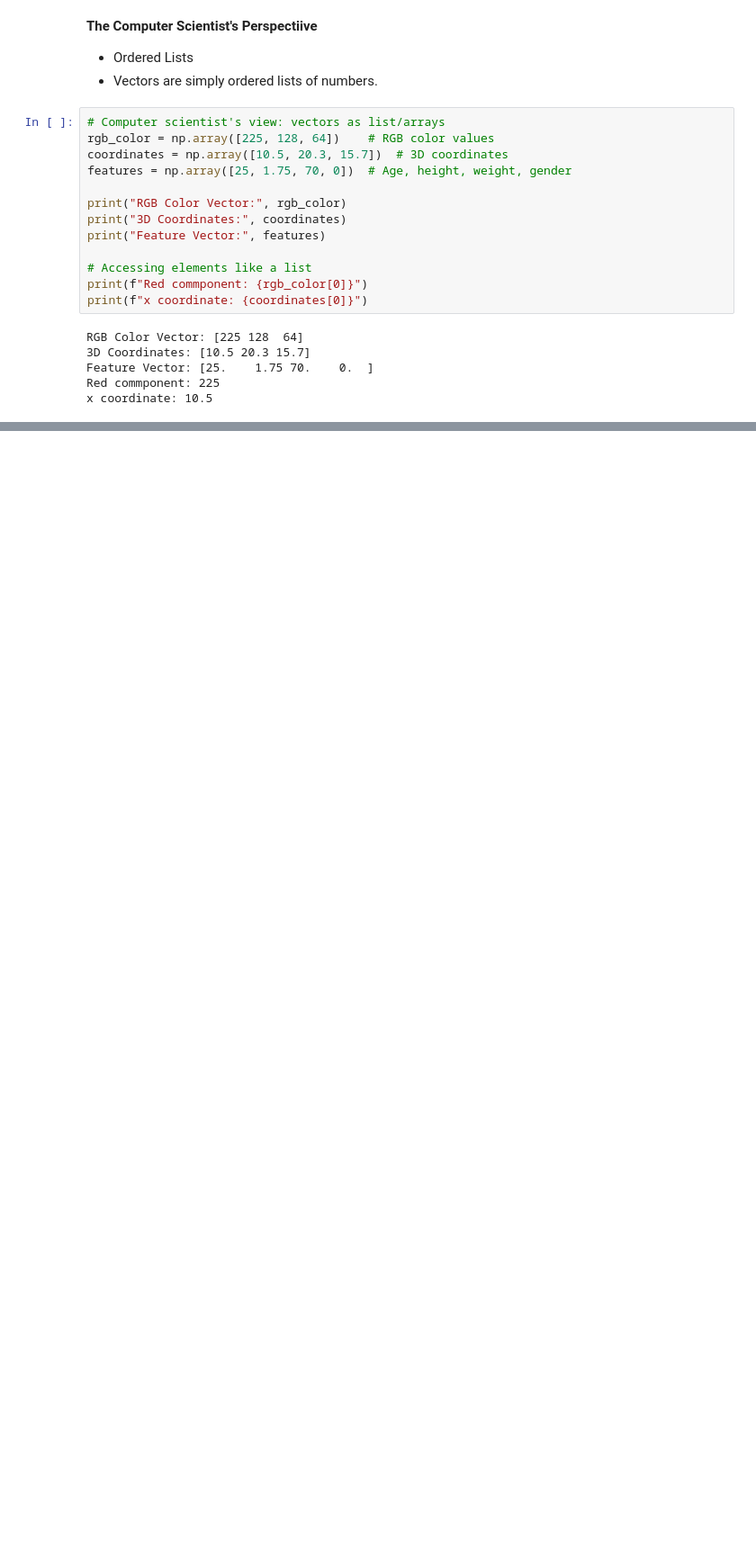
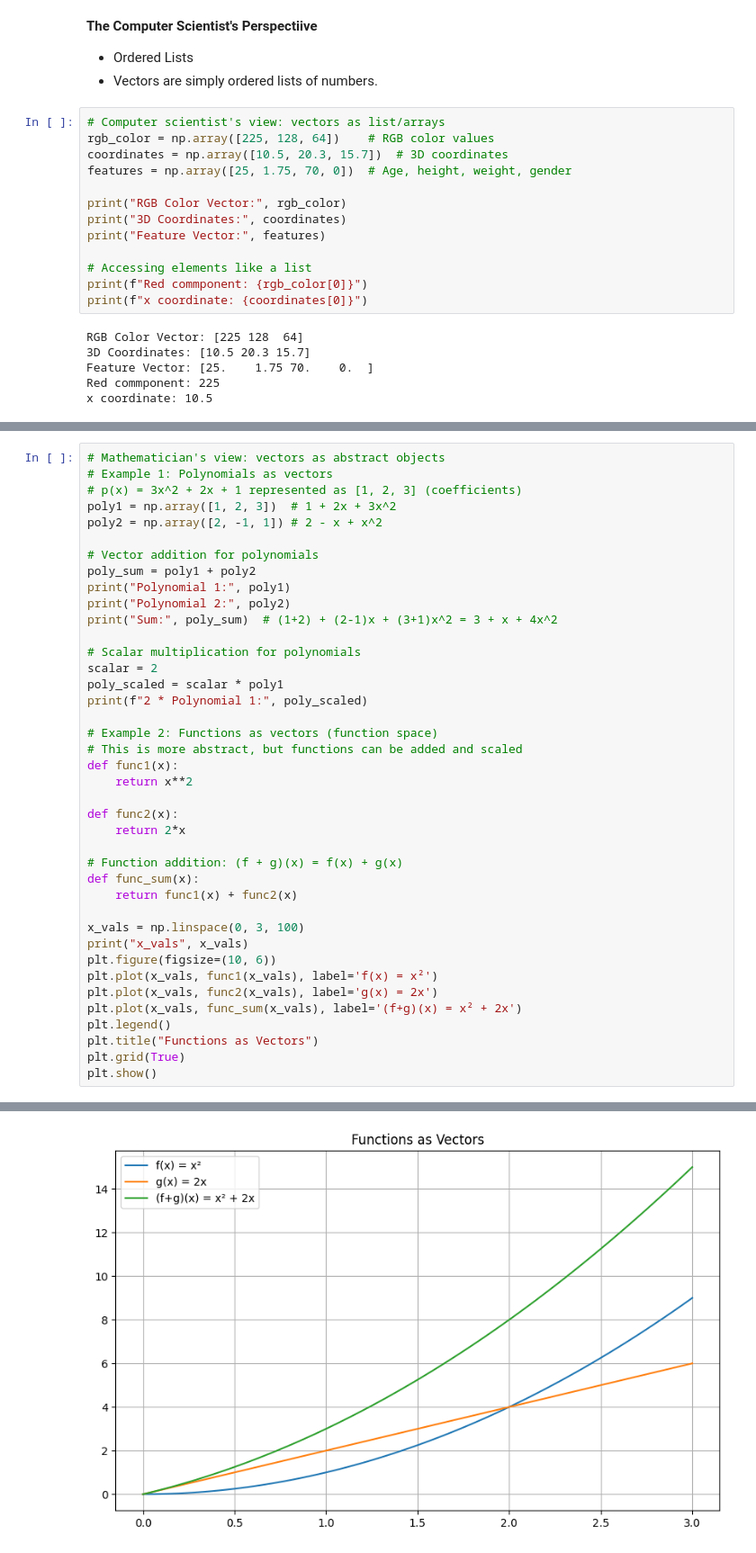
Before and after one commit to Hardemiyiwa/abeokuta, a Jupyter notebook: data_and_data_analysis/week_6/working_with_numpy.ipynb, the cells around one changed output, grey strips where cells are left out. Shown: that part at 90% size. Drawn from its saved outputs; the diff is of its cells as text; blank space fills up the shorter version.

```diff
--- a/data_and_data_analysis/week_6/working_with_numpy.ipynb
+++ b/data_and_data_analysis/week_6/working_with_numpy.ipynb
@@ -233,0 +238,41 @@ x coordinate: 10.5
+# %%
+# Mathematician's view: vectors as abstract objects
+# Example 1: Polynomials as vectors
+# p(x) = 3x^2 + 2x + 1 represented as [1, 2, 3] (coefficients)
+poly1 = np.array([1, 2, 3])  # 1 + 2x + 3x^2
+poly2 = np.array([2, -1, 1]) # 2 - x + x^2
+
+# Vector addition for polynomials
+poly_sum = poly1 + poly2
+print("Polynomial 1:", poly1)
+print("Polynomial 2:", poly2)
+print("Sum:", poly_sum)  # (1+2) + (2-1)x + (3+1)x^2 = 3 + x + 4x^2
+
+# Scalar multiplication for polynomials
+scalar = 2
+poly_scaled = scalar * poly1
+print(f"2 * Polynomial 1:", poly_scaled)
+
+# Example 2: Functions as vectors (function space)
+# This is more abstract, but functions can be added and scaled
+def func1(x):
+    return x**2
+
+def func2(x):
+    return 2*x
+
+# Function addition: (f + g)(x) = f(x) + g(x)
+def func_sum(x):
+    return func1(x) + func2(x)
+
+x_vals = np.linspace(0, 3, 100)
+print("x_vals", x_vals)
+plt.figure(figsize=(10, 6))
+plt.plot(x_vals, func1(x_vals), label='f(x) = x²')
+plt.plot(x_vals, func2(x_vals), label='g(x) = 2x')
+plt.plot(x_vals, func_sum(x_vals), label='(f+g)(x) = x² + 2x')
+plt.legend()
+plt.title("Functions as Vectors")
+plt.grid(True)
+plt.show()
+# %% [output]
@@ -233,0 +296 @@ x coordinate: 10.5
+[figure, added]
```
Also changed, not shown: parts of 62 cells of this notebook, 2 other files.
